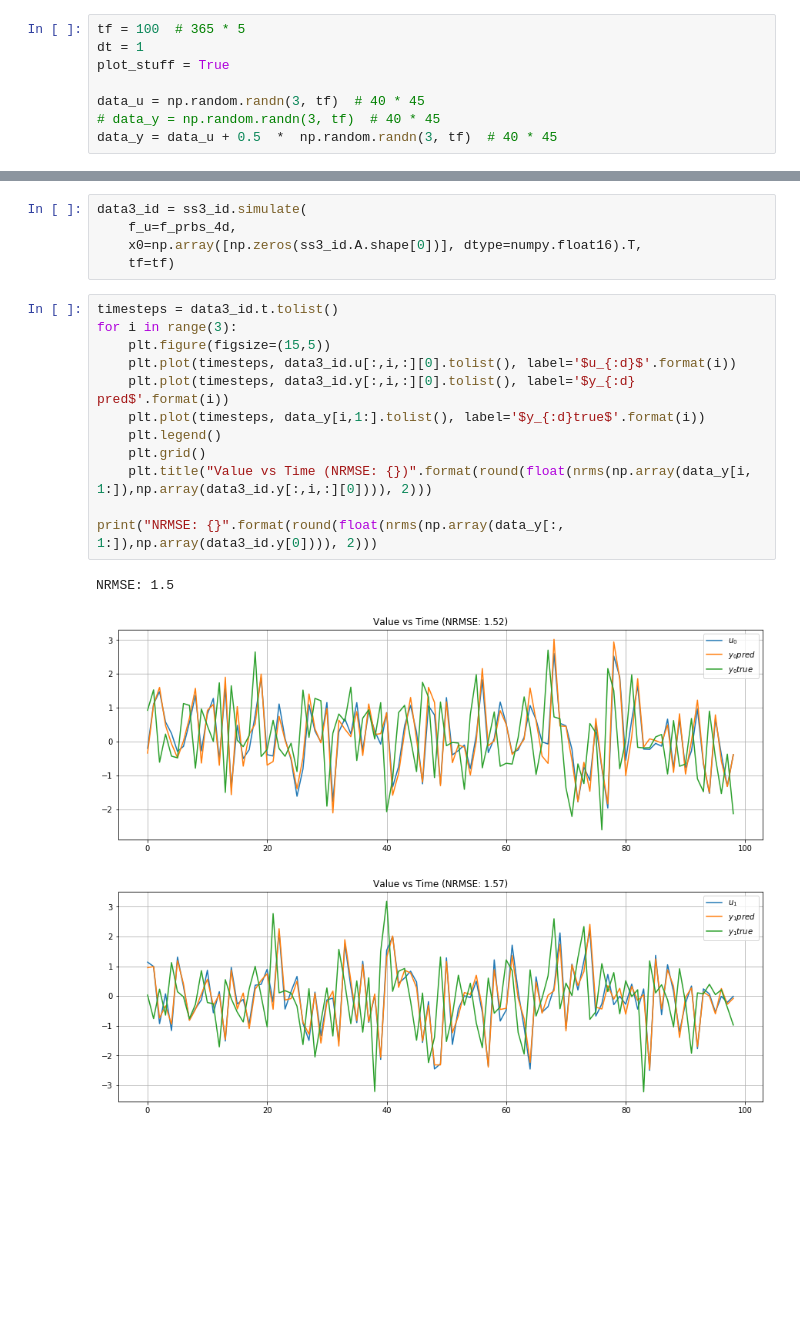
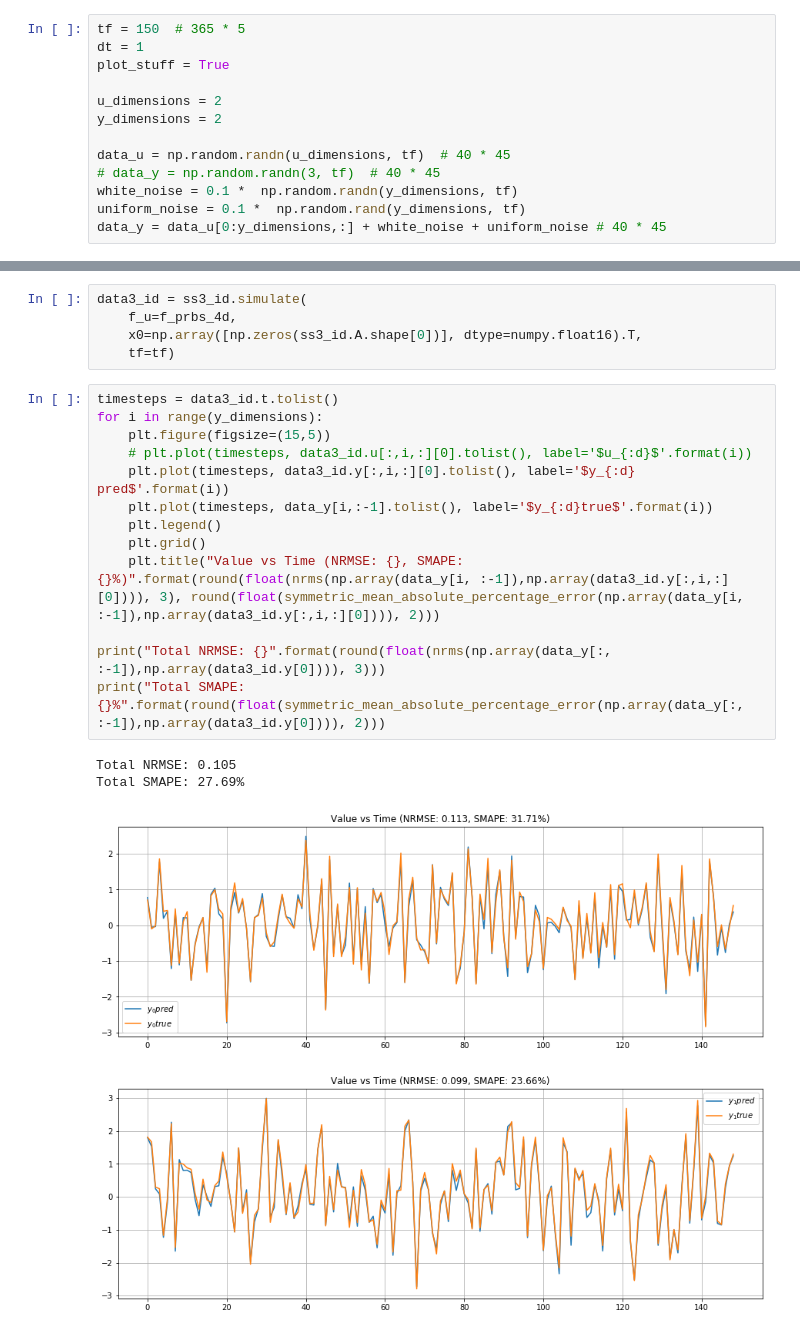
Before and after one commit to temp3rr0r/sysid, a Jupyter notebook: examples/System Identification GPU.ipynb, the cells around one changed output, grey strips where cells are left out. Drawn from its saved outputs; the diff is of its cells as text; blank space fills up the shorter version.

Commit message:
Virtual data + white/uniform noise

```diff
--- a/examples/System Identification GPU.ipynb
+++ b/examples/System Identification GPU.ipynb
@@ -7,13 +7,18 @@ import cupy as np
 import numpy
 import matplotlib.pyplot as plt
 # %%
-tf = 100  # 365 * 5
+tf = 150  # 365 * 5
 dt = 1
 plot_stuff = True
 
-data_u = np.random.randn(3, tf)  # 40 * 45
+u_dimensions = 2
+y_dimensions = 2
+
+data_u = np.random.randn(u_dimensions, tf)  # 40 * 45
 # data_y = np.random.randn(3, tf)  # 40 * 45
-data_y = data_u + 0.5  *  np.random.randn(3, tf)  # 40 * 45
+white_noise = 0.1 *  np.random.randn(y_dimensions, tf)
+uniform_noise = 0.1 *  np.random.rand(y_dimensions, tf)
+data_y = data_u[0:y_dimensions,:] + white_noise + uniform_noise # 40 * 45
 # %%
 print("data_u.shape: {}, data_y.shape: {}".format(data_u.shape, data_y.shape))
 print("MIMO [{} IN, {} OUT], {} time-steps.".format(data_u.shape[0], data_y.shape[0], data_u.shape[1]))
@@ -40,17 +45,19 @@ data3_id = ss3_id.simulate(
     tf=tf)
 # %%
 timesteps = data3_id.t.tolist()
-for i in range(3):
+for i in range(y_dimensions):
     plt.figure(figsize=(15,5))
-    plt.plot(timesteps, data3_id.u[:,i,:][0].tolist(), label='$u_{:d}$'.format(i))
+    # plt.plot(timesteps, data3_id.u[:,i,:][0].tolist(), label='$u_{:d}$'.format(i))
     plt.plot(timesteps, data3_id.y[:,i,:][0].tolist(), label='$y_{:d} pred$'.format(i))
-    plt.plot(timesteps, data_y[i,1:].tolist(), label='$y_{:d}true$'.format(i))
+    plt.plot(timesteps, data_y[i,:-1].tolist(), label='$y_{:d}true$'.format(i))
     plt.legend()
     plt.grid()
-    plt.title("Value vs Time (NRMSE: {})".format(round(float(nrms(np.array(data_y[i, 1:]),np.array(data3_id.y[:,i,:][0]))), 2)))
+    plt.title("Value vs Time (NRMSE: {}, SMAPE: {}%)".format(round(float(nrms(np.array(data_y[i, :-1]),np.array(data3_id.y[:,i,:][0]))), 3), round(float(symmetric_mean_absolute_percentage_error(np.array(data_y[i, :-1]),np.array(data3_id.y[:,i,:][0]))), 2)))
 
-print("NRMSE: {}".format(round(float(nrms(np.array(data_y[:, 1:]),np.array(data3_id.y[0]))), 2)))
+print("Total NRMSE: {}".format(round(float(nrms(np.array(data_y[:, :-1]),np.array(data3_id.y[0]))), 3)))
+print("Total SMAPE: {}%".format(round(float(symmetric_mean_absolute_percentage_error(np.array(data_y[:, :-1]),np.array(data3_id.y[0]))), 2)))
 # %% [output]
-NRMSE: 1.5
+Total NRMSE: 0.105
+Total SMAPE: 27.69%
-[figure, old version]
+[figure, new version]
-[figure, old version]
+[figure, new version]
```
Also changed, not shown: parts of 3 cells of this notebook, 3 other files.
